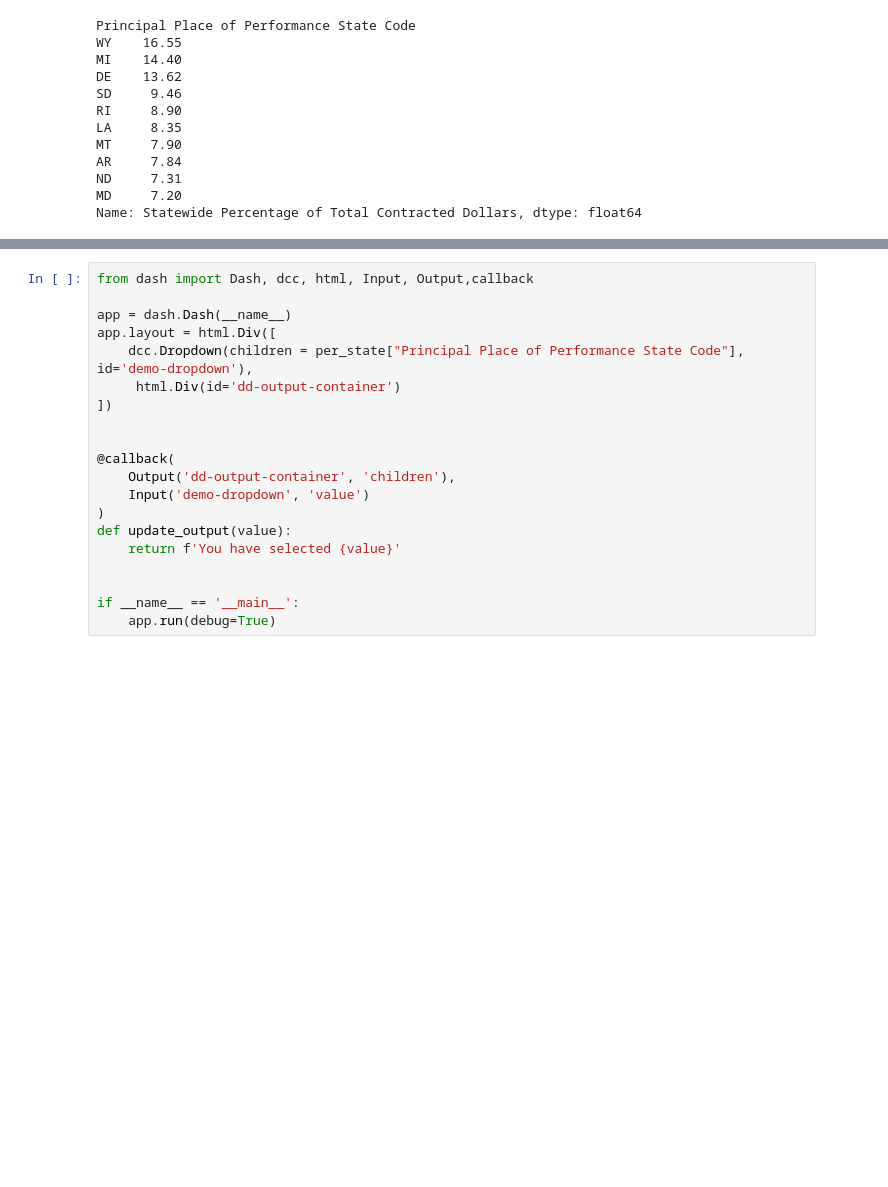
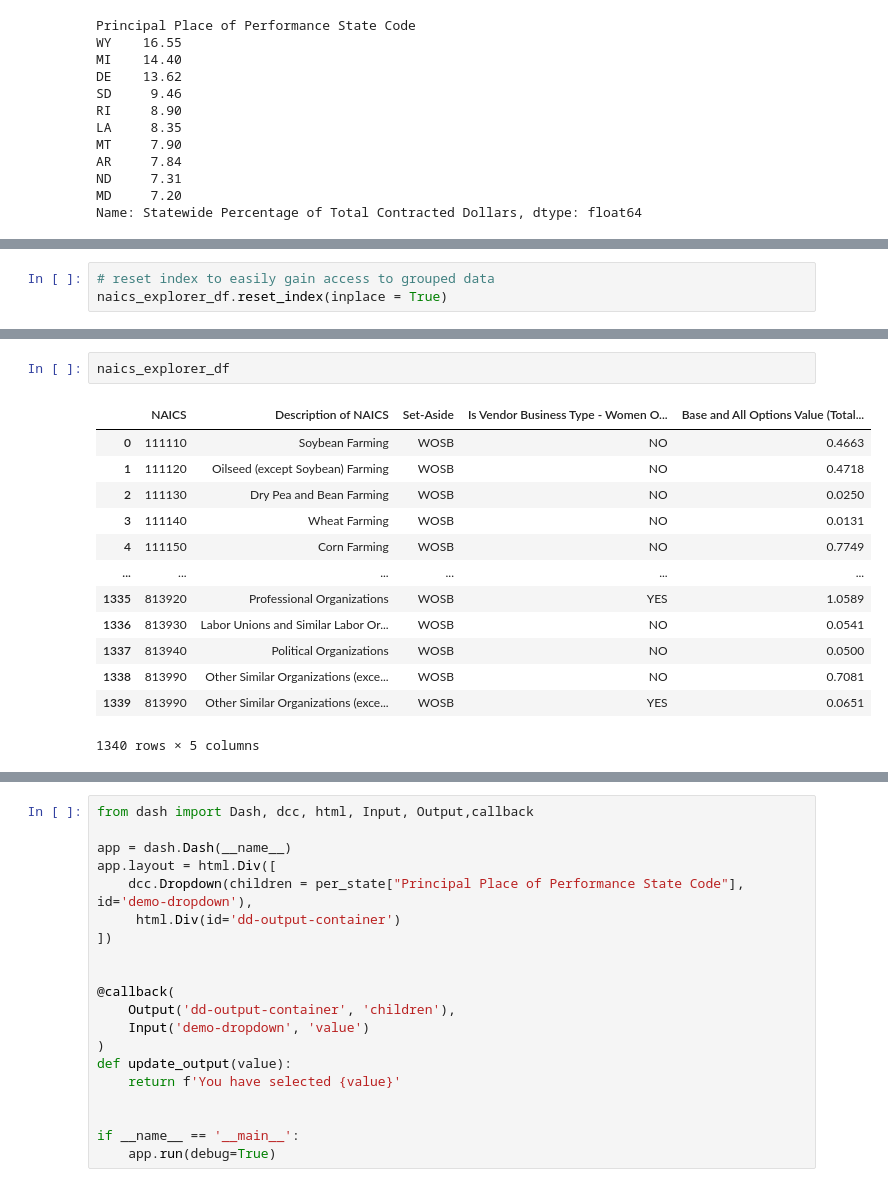
Before and after one commit to reetyf/sba, a Jupyter notebook: sba_assignment_haileyweinschenk.ipynb, the cells around one changed output, grey strips where cells are left out. Saved outputs shown, nothing was run; the diff lists cells and outputs as text; blank space fills up the shorter version.

```diff
--- a/sba_assignment_haileyweinschenk.ipynb
+++ b/sba_assignment_haileyweinschenk.ipynb
@@ -251,0 +316,3 @@ fig.show(),
+# %%
+# reset index to easily gain access to grouped data
+naics_explorer_df.reset_index(inplace = True)
@@ -251,0 +335,16 @@ fig.show(),
+# %%
+naics_explorer_df
+# %% [output]
+|  | NAICS | Description of NAICS | Set-Aside | Is Vendor Business Type - Women O... | Base and All Options Value (Total... |
+| 0 | 111110 | Soybean Farming | WOSB | NO | 0.4663 |
+| 1 | 111120 | Oilseed (except Soybean) Farming | WOSB | NO | 0.4718 |
+| 2 | 111130 | Dry Pea and Bean Farming | WOSB | NO | 0.0250 |
+| 3 | 111140 | Wheat Farming | WOSB | NO | 0.0131 |
+| 4 | 111150 | Corn Farming | WOSB | NO | 0.7749 |
+| ... | ... | ... | ... | ... | ... |
+| 1335 | 813920 | Professional Organizations | WOSB | YES | 1.0589 |
+| 1336 | 813930 | Labor Unions and Similar Labor Or... | WOSB | NO | 0.0541 |
+| 1337 | 813940 | Political Organizations | WOSB | NO | 0.0500 |
+| 1338 | 813990 | Other Similar Organizations (exce... | WOSB | NO | 0.7081 |
+| 1339 | 813990 | Other Similar Organizations (exce... | WOSB | YES | 0.0651 |
+1340 rows × 5 columns
```
Also changed, not shown: parts of 22 cells of this notebook.
